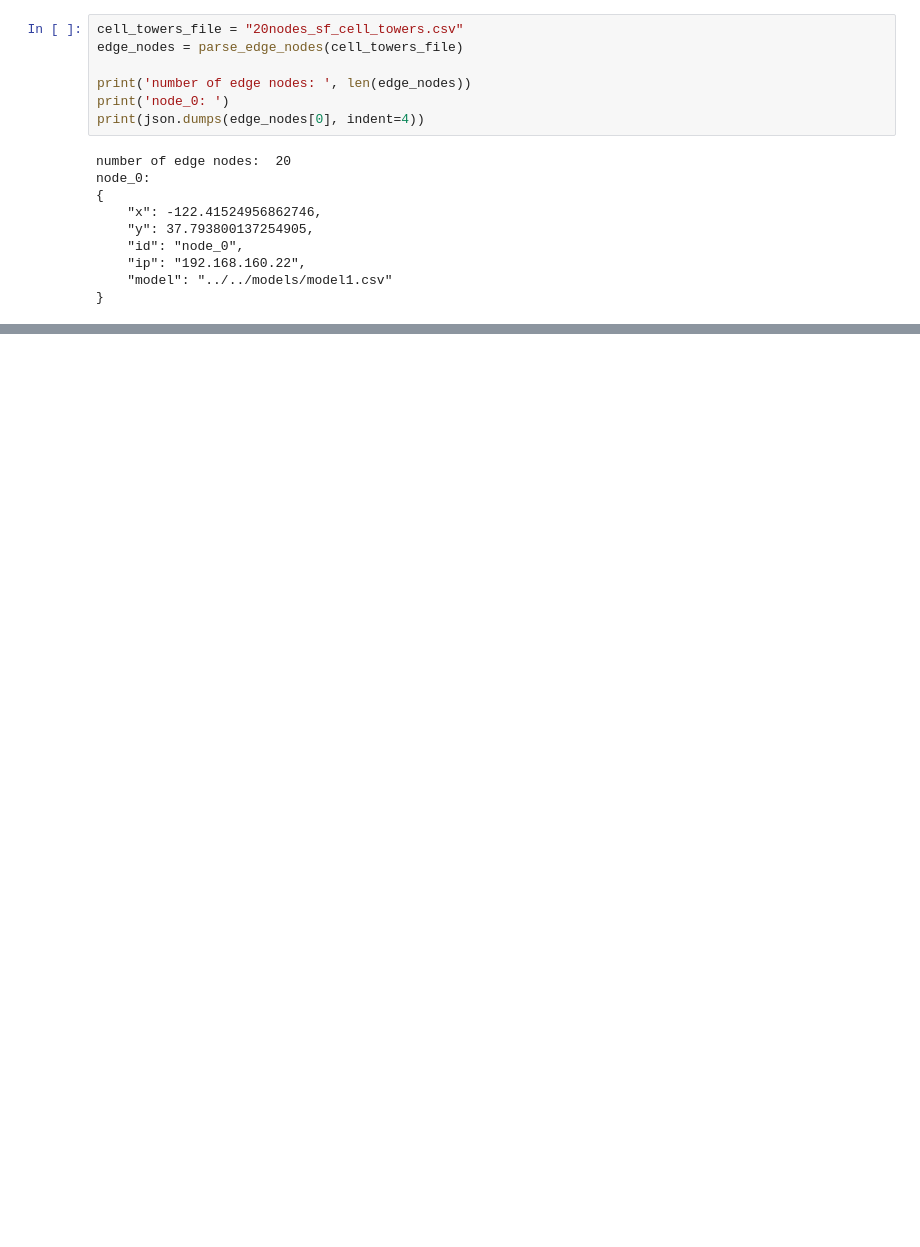
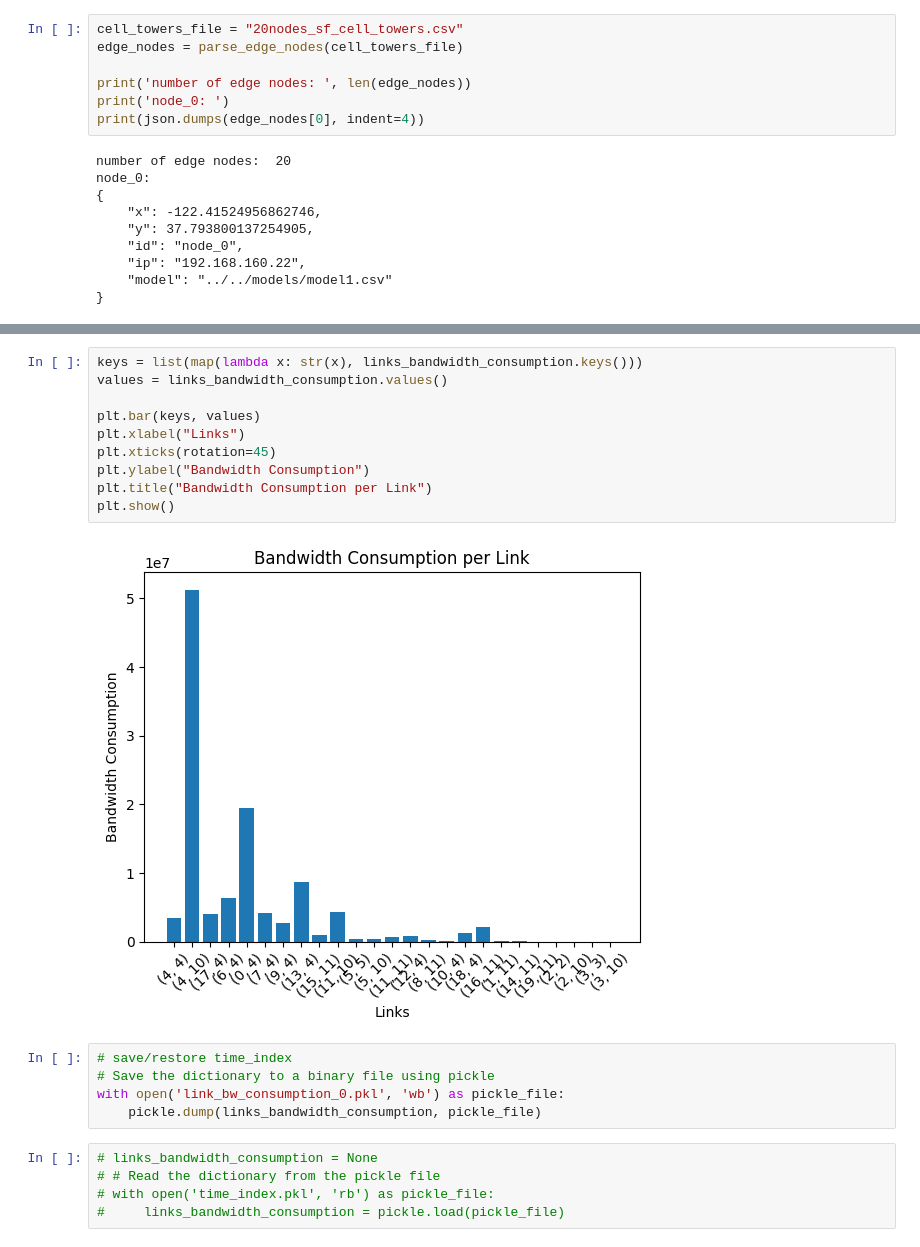
Before and after one commit to jinsun-yoo/faasedge-dag-, a Jupyter notebook: microbenchmark.ipynb, the cells around one changed output, grey strips where cells are left out. Saved outputs shown, nothing was run; the diff lists cells and outputs as text; blank space fills up the shorter version.

```diff
--- a/microbenchmark.ipynb
+++ b/microbenchmark.ipynb
@@ -57,0 +318,22 @@ def parse_sf_cabs(dir):
+# %%
+keys = list(map(lambda x: str(x), links_bandwidth_consumption.keys()))
+values = links_bandwidth_consumption.values()
+
+plt.bar(keys, values)
+plt.xlabel("Links")
+plt.xticks(rotation=45)
+plt.ylabel("Bandwidth Consumption")
+plt.title("Bandwidth Consumption per Link")
+plt.show()
+# %% [output]
+[figure, added]
+# %%
+# save/restore time_index
+# Save the dictionary to a binary file using pickle
+with open('link_bw_consumption_0.pkl', 'wb') as pickle_file:
+    pickle.dump(links_bandwidth_consumption, pickle_file)
+# %%
+# links_bandwidth_consumption = None
+# # Read the dictionary from the pickle file
+# with open('time_index.pkl', 'rb') as pickle_file:
+#     links_bandwidth_consumption = pickle.load(pickle_file)
```
Also changed, not shown: parts of 21 cells of this notebook, 3 other files.
